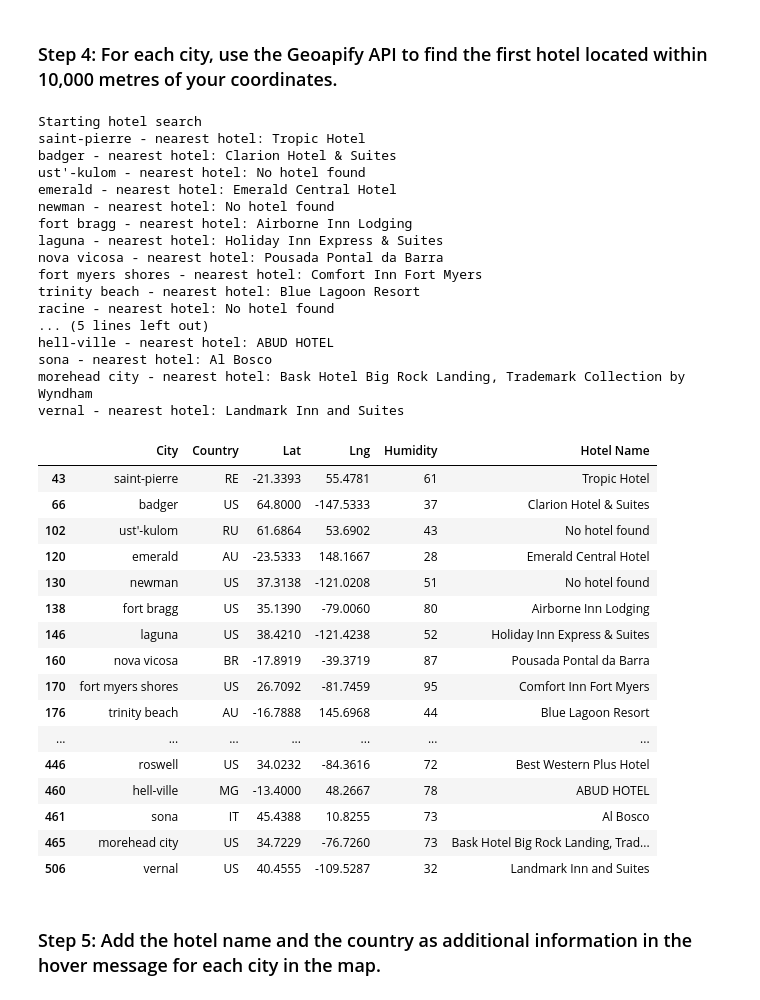
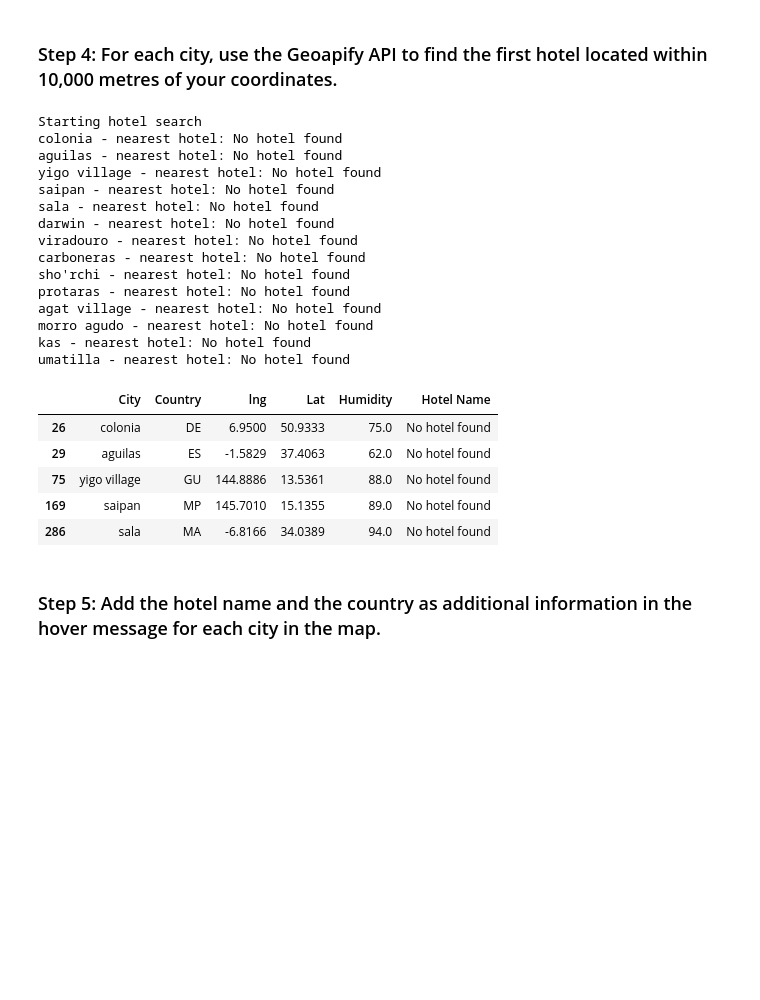
Before and after one commit to smwhite24/python-api-challenge, a Jupyter notebook: WeatherPy/VacationPy.ipynb, the cells around one changed output. Cells and saved outputs as stored; diff of their text form; code cells hidden in the pictures; blank space fills up the shorter version.

```diff
--- a/WeatherPy/VacationPy.ipynb
+++ b/WeatherPy/VacationPy.ipynb
@@ -131,79 +135,69 @@ hotel_df
 # Set parameters to search for a hotel
 radius = 10000
 params = {
-    "categories": "hotel",  # Specify the category as hotel
-    "apiKey": geoapify_key
-    "limit": 1  # Limit the number of results to 1
-}
+        "categories": "accomodation.hotel",
+        "filter":'',
+        "bias": '',
+        "apiKey": geoapify_key,
+        "limit": 1
+        }
 
 # Print a message to follow up the hotel search
 print("Starting hotel search")
 
 # Iterate through the hotel_df DataFrame
 for index, row in hotel_df.iterrows():
     # get latitude, longitude from the DataFrame
-    # YOUR CODE HERE
+    lon = row['lng']
+    lat = row['Lat']
 
     # Add the current city's latitude and longitude to the params dictionary
-    params["filter"] = # YOUR CODE HERE
-    params["bias"] = # YOUR CODE HERE
+    params["filter"] = f"circle:{lon},{lat},{radius}"
+    params["bias"] = f"proximity:{lon},{lat}"
 
     # Set base URL
     base_url = "https://api.geoapify.com/v2/places"
 
     # Make and API request using the params dictionary
-    name_address = # YOUR CODE HERE
+    name_address = requests.get(base_url, params=params)
 
     # Convert the API response to JSON format
-    name_address = # YOUR CODE HERE
+    name_address = name_address.json()
 
     # Grab the first hotel from the results and store the name in the hotel_df DataFrame
     try:
         hotel_df.loc[index, "Hotel Name"] = name_address["features"][0]["properties"]["name"]
     except (KeyError, IndexError):
         # If no hotel is found, set the hotel name as "No hotel found".
         hotel_df.loc[index, "Hotel Name"] = "No hotel found"
 
     # Log the search results
     print(f"{hotel_df.loc[index, 'City']} - nearest hotel: {hotel_df.loc[index, 'Hotel Name']}")
 
 # Display sample data
-hotel_df
+hotel_df.head()
 # %% [output]
 Starting hotel search
-saint-pierre - nearest hotel: Tropic Hotel
-badger - nearest hotel: Clarion Hotel & Suites
-ust'-kulom - nearest hotel: No hotel found
-emerald - nearest hotel: Emerald Central Hotel
-newman - nearest hotel: No hotel found
-fort bragg - nearest hotel: Airborne Inn Lodging
-laguna - nearest hotel: Holiday Inn Express & Suites
-nova vicosa - nearest hotel: Pousada Pontal da Barra
-fort myers shores - nearest hotel: Comfort Inn Fort Myers
-trinity beach - nearest hotel: Blue Lagoon Resort
-racine - nearest hotel: No hotel found
-... (5 lines left out)
-hell-ville - nearest hotel: ABUD HOTEL
-sona - nearest hotel: Al Bosco
-morehead city - nearest hotel: Bask Hotel Big Rock Landing, Trademark Collection by Wyndham
-vernal - nearest hotel: Landmark Inn and Suites
+colonia - nearest hotel: No hotel found
+aguilas - nearest hotel: No hotel found
+yigo village - nearest hotel: No hotel found
+saipan - nearest hotel: No hotel found
+sala - nearest hotel: No hotel found
+darwin - nearest hotel: No hotel found
+viradouro - nearest hotel: No hotel found
+carboneras - nearest hotel: No hotel found
+sho'rchi - nearest hotel: No hotel found
+protaras - nearest hotel: No hotel found
+agat village - nearest hotel: No hotel found
+morro agudo - nearest hotel: No hotel found
+kas - nearest hotel: No hotel found
+umatilla - nearest hotel: No hotel found
-|  | City | Country | Lat | Lng | Humidity | Hotel Name |
-| 43 | saint-pierre | RE | -21.3393 | 55.4781 | 61 | Tropic Hotel |
-| 66 | badger | US | 64.8000 | -147.5333 | 37 | Clarion Hotel & Suites |
-| 102 | ust'-kulom | RU | 61.6864 | 53.6902 | 43 | No hotel found |
-| 120 | emerald | AU | -23.5333 | 148.1667 | 28 | Emerald Central Hotel |
-| 130 | newman | US | 37.3138 | -121.0208 | 51 | No hotel found |
-| 138 | fort bragg | US | 35.1390 | -79.0060 | 80 | Airborne Inn Lodging |
-| 146 | laguna | US | 38.4210 | -121.4238 | 52 | Holiday Inn Express & Suites |
-| 160 | nova vicosa | BR | -17.8919 | -39.3719 | 87 | Pousada Pontal da Barra |
-| 170 | fort myers shores | US | 26.7092 | -81.7459 | 95 | Comfort Inn Fort Myers |
-| 176 | trinity beach | AU | -16.7888 | 145.6968 | 44 | Blue Lagoon Resort |
-| ... | ... | ... | ... | ... | ... | ... |
-| 446 | roswell | US | 34.0232 | -84.3616 | 72 | Best Western Plus Hotel |
-| 460 | hell-ville | MG | -13.4000 | 48.2667 | 78 | ABUD HOTEL |
-| 461 | sona | IT | 45.4388 | 10.8255 | 73 | Al Bosco |
-| 465 | morehead city | US | 34.7229 | -76.7260 | 73 | Bask Hotel Big Rock Landing, Trad... |
-| 506 | vernal | US | 40.4555 | -109.5287 | 32 | Landmark Inn and Suites |
+|  | City | Country | lng | Lat | Humidity | Hotel Name |
+| 26 | colonia | DE | 6.9500 | 50.9333 | 75.0 | No hotel found |
+| 29 | aguilas | ES | -1.5829 | 37.4063 | 62.0 | No hotel found |
+| 75 | yigo village | GU | 144.8886 | 13.5361 | 88.0 | No hotel found |
+| 169 | saipan | MP | 145.7010 | 15.1355 | 89.0 | No hotel found |
+| 286 | sala | MA | -6.8166 | 34.0389 | 94.0 | No hotel found |
 # %% [markdown]
 ### Step 5: Add the hotel name and the country as additional information in the hover message for each city in the map.
 # %%
```
Also changed, not shown: parts of 1 cell of this notebook.
